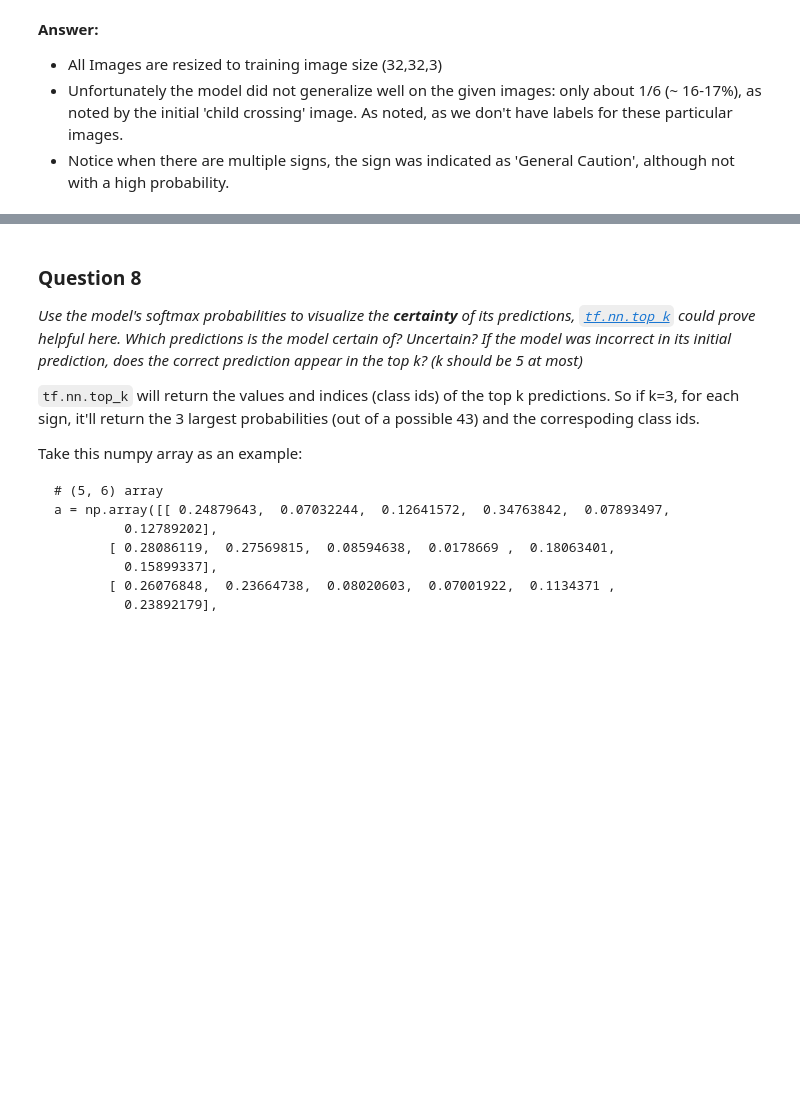
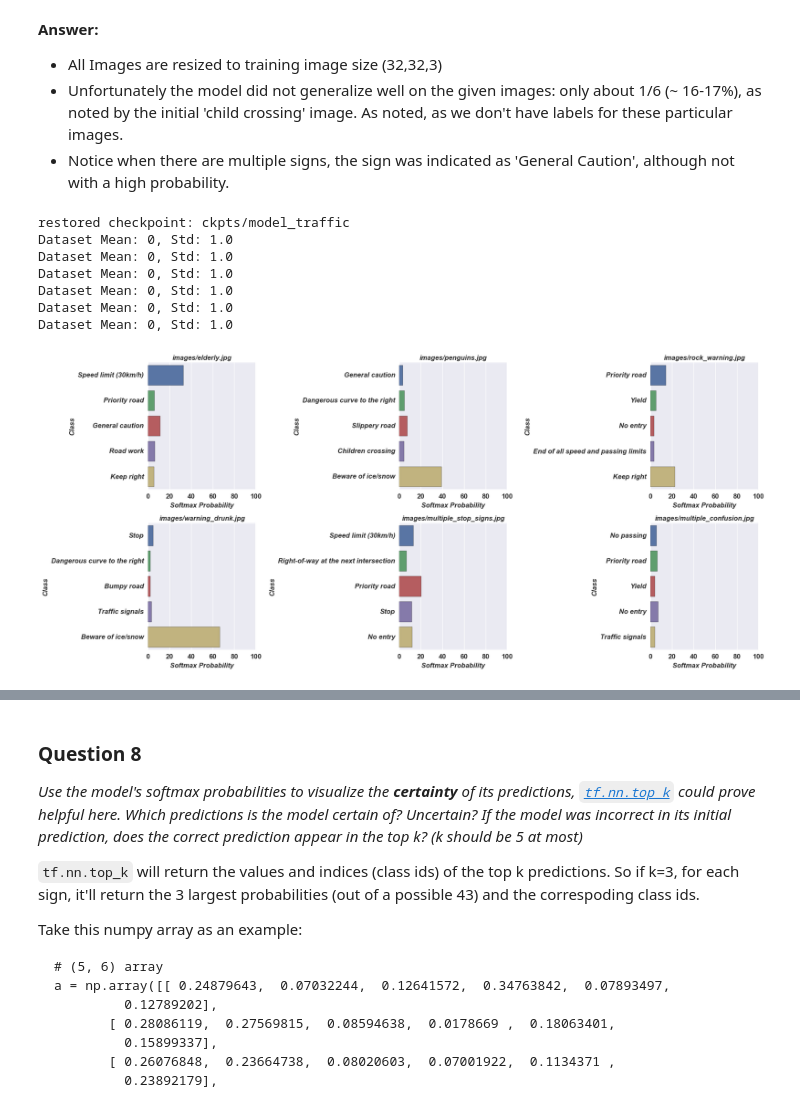
Before and after one commit to akamlani/selfdrivingcar, a Jupyter notebook: assignments/CarND-Traffic-Sign-Classifier-Project-P2/Traffic_Sign_Classifier.ipynb, the cells around one changed output, grey strips where cells are left out. Cells and saved outputs as stored; diff of their text form; code cells hidden in the pictures; blank space fills up the shorter version.

```diff
--- a/assignments/CarND-Traffic-Sign-Classifier-Project-P2/Traffic_Sign_Classifier.ipynb
+++ b/assignments/CarND-Traffic-Sign-Classifier-Project-P2/Traffic_Sign_Classifier.ipynb
@@ -545,37 +578,56 @@ _**NOTE:** You could check the accuracy manually by using `signnames.csv` (same
 # %%
 ### Visualize the softmax probabilities here.
 ### Feel free to use as many code cells as needed.
-def calc_proba(sess, image_file, logits, k=5):
+def calc_proba(image_file, sess, tensors, logits, k=5):
     image_data = mpimg.imread(image_file)
     resized_image_data = cv2.resize(image_data, (32, 32))
-    top_k = sess.run(tf.nn.top_k(tf.nn.softmax(logits), k=k), feed_dict={x: [resized_image_data]})
+    image_data_std = standardize_data(resized_image_data, **{'standardize': True})
+    data_feed_dict={
+        tensors['tensor_features']: [image_data_std],
+        tensors['tensor_dropout_proba']: 1.0,
+        tensors['tensor_phase']: False
+    }
+    top_k = sess.run(tf.nn.top_k(tf.nn.softmax(logits), k=k), feed_dict=data_feed_dict)
     return top_k
 
-def show_image_proba(sess, axi, image_file, logits):
+def show_image_proba(axi, image_file, sess, tensors, logits):
     # Create a dataframe of the pro
-    vals, indices = calc_proba(tr_session, image_file, logits, k=5)
+    vals, indices = calc_proba(image_file, sess, tensors, logits, k=5)
     frame = pd.DataFrame( [ indices[0], vals[0] ] ).T
     frame.columns = ['ClassId', 'Proba']
     frame.ClassId = frame.ClassId.astype(int)
     frame.Proba = frame.Proba.astype(float)
     frame.Proba *= 100
     frame['SignName'] = frame.ClassId.map(lambda x: df_signs[df_signs.ClassId == x].SignName.values[0])
     frame = frame.sort_values(by='Proba', ascending=False)
     sns.barplot(frame.Proba, frame.ClassId, orient='h', ax=axi)
     labels = [frame[frame.ClassId == int(item.get_text())].SignName.values[0] for item in axi.get_yticklabels()]
     axi.set_title(image_file, fontweight='bold', fontsize=12, style='italic')
     axi.set_yticklabels(labels, fontweight='bold', fontsize=12, style='italic')
+    axi.set_xlim(0,100)
     axi.set_ylabel('Class', fontweight='bold', fontsize=12, style='italic')
     axi.set_xlabel('Softmax Probability', fontweight='bold', fontsize=12, style='italic')
     for tick in axi.xaxis.get_major_ticks():
         tick.label.set_fontsize(12)
         tick.label.set_fontweight('bold')
     return {'image': image_file, 'metrics': frame}
 
-df_proba = pd.DataFrame()
-fig,ax = plt.subplots(2,3, figsize=(18,8))
-for axi, image_name in zip(ax.flatten(), image_files):
-    df_proba = df_proba.append( show_image_proba(tr_session, axi, 'images/' + image_name, logits), ignore_index=True )
-plt.tight_layout()
+with tf.Session() as sess:
+    df_proba = pd.DataFrame()
+    tf_utils.load_checkpoints(**config)
+    fig,ax = plt.subplots(2,3, figsize=(18,8))
+    for axi, image_name in zip(ax.flatten(), image_files):
+        data_dict = show_image_proba(axi, 'images/' + image_name, sess, tensor_dict, logits)
+        df_proba = df_proba.append(data_dict, ignore_index=True )
+    plt.tight_layout()
+# %% [output]
+restored checkpoint: ckpts/model_traffic
+Dataset Mean: 0, Std: 1.0
+Dataset Mean: 0, Std: 1.0
+Dataset Mean: 0, Std: 1.0
+Dataset Mean: 0, Std: 1.0
+Dataset Mean: 0, Std: 1.0
+Dataset Mean: 0, Std: 1.0
+[figure, added]
 # %%
 # example of dataframe metric aggregations
```
Also changed, not shown: parts of 11 cells of this notebook, 1 other file.
